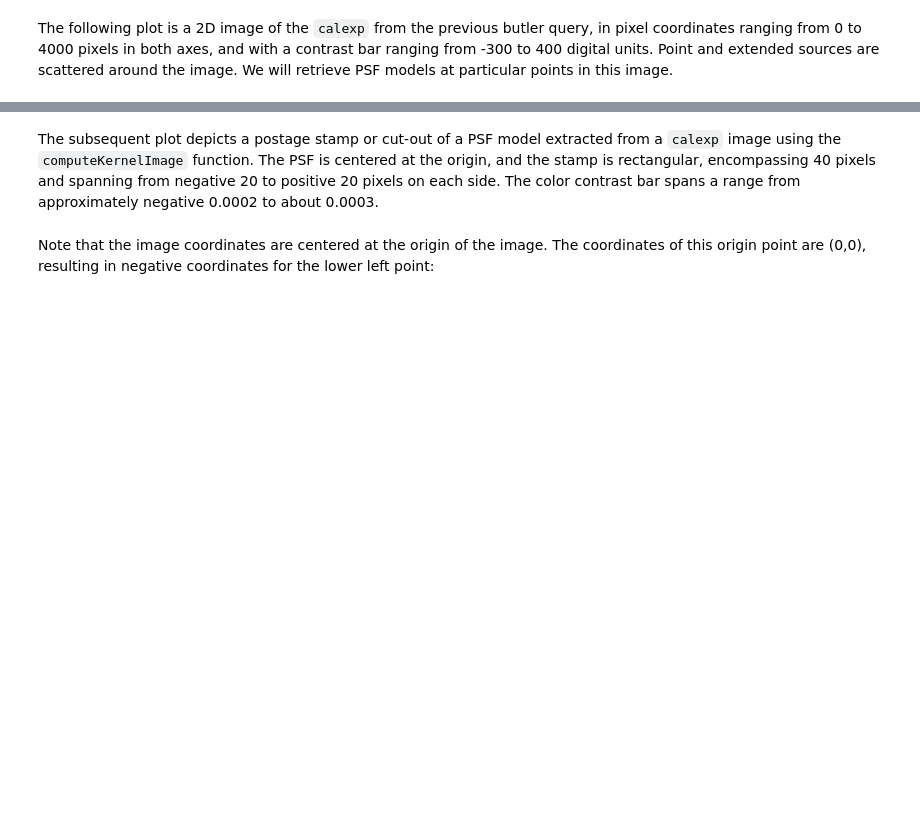
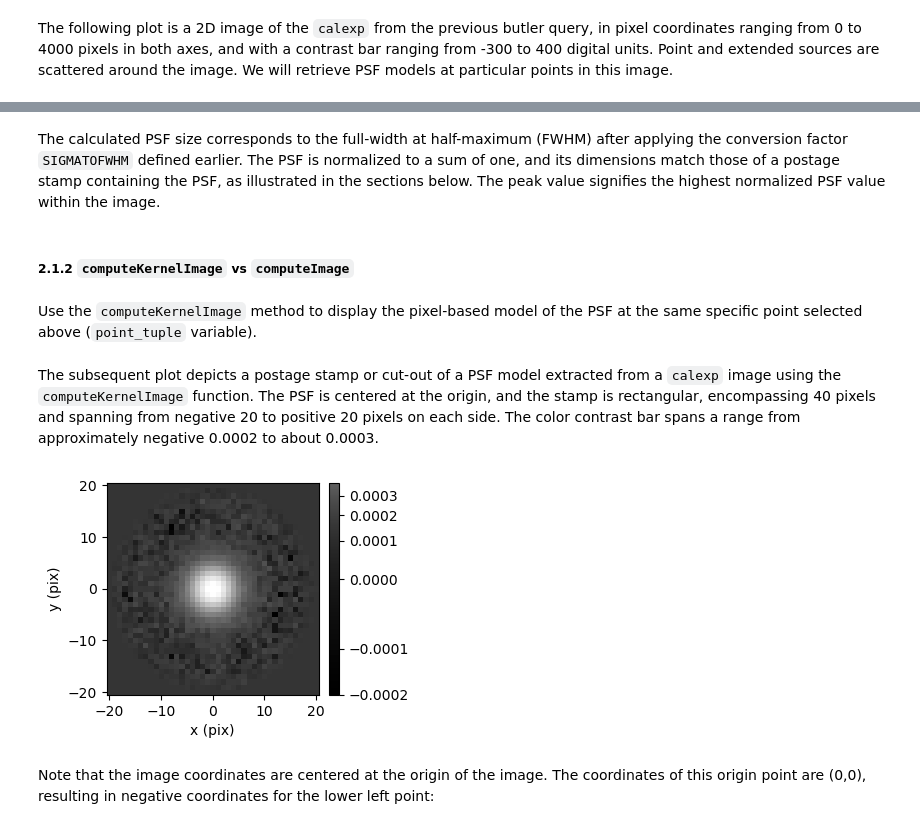
Before and after one commit to rubin-dp0/tutorial-notebooks, a Jupyter notebook: DP02_12a_Point_Spread_Function_data_products.ipynb, the cells around one changed output, grey strips where cells are left out. Cells and saved outputs as stored; diff of their text form; code cells hidden in the pictures; blank space fills up the shorter version.

```diff
--- a/DP02_12a_Point_Spread_Function_data_products.ipynb
+++ b/DP02_12a_Point_Spread_Function_data_products.ipynb
@@ -579,0 +372,6 @@ first_psf_image_calexp = psf_calexp_kernel.convertF()
+# %% [markdown]
+The calculated PSF size corresponds to the full-width at half-maximum (FWHM) after applying the conversion factor `SIGMATOFWHM` defined earlier. The PSF is normalized to a sum of one, and its dimensions match those of a postage stamp containing the PSF, as illustrated in the sections below. The peak value signifies the highest normalized PSF value within the image.
+# %% [markdown]
+##### 2.1.2 `computeKernelImage` vs `computeImage`
+# %% [markdown]
+Use the `computeKernelImage` method to display the pixel-based model of the PSF at the same specific point selected above (`point_tuple` variable).
@@ -580,14 +381,16 @@ first_psf_image_calexp = psf_calexp_kernel.convertF()
 # %% [markdown]
 The subsequent plot depicts a postage stamp or cut-out of a PSF model extracted from a `calexp` image using the `computeKernelImage` function. The PSF is centered at the origin, and the stamp is rectangular, encompassing 40 pixels and spanning from negative 20 to positive 20 pixels on each side. The color contrast bar spans a range from approximately negative 0.0002 to about 0.0003.
 # %%
-fig = plt.figure(figsize=(10, 8))
-afw_display = afwDisplay.Display()
+fig = plt.figure(figsize=(3, 3))
+afw_display = afwDisplay.Display(frame=fig)
 afw_display.scale('asinh', 'zscale')
 afw_display.mtv(first_psf_image_calexp)
-plt.title(f'PSF model in calexp at {point_image} using computeKernelImage')
 plt.xlabel('x (pix)')
 plt.ylabel('y (pix)')
 plt.gca().axis('on')
+plt.show()
+# %% [output]
+[figure, added]
 # %% [markdown]
 Note that the image coordinates are centered at the origin of the image. The coordinates of this origin point are (0,0), resulting in negative coordinates for the lower left point:
 # %%
```
Also changed, not shown: parts of 79 cells of this notebook, 1 other file.
